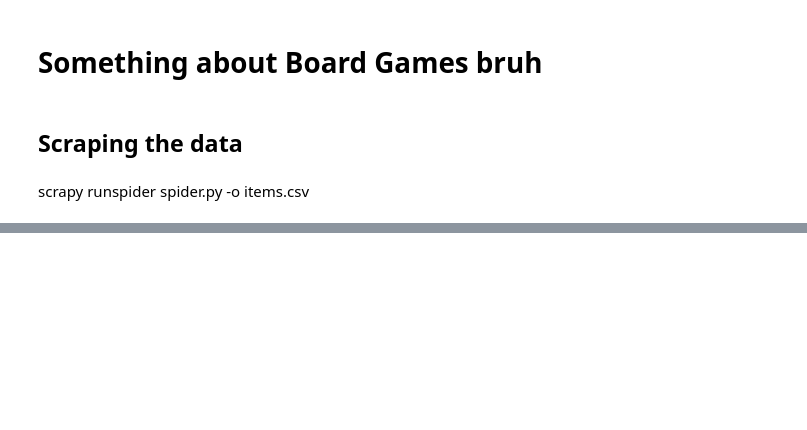
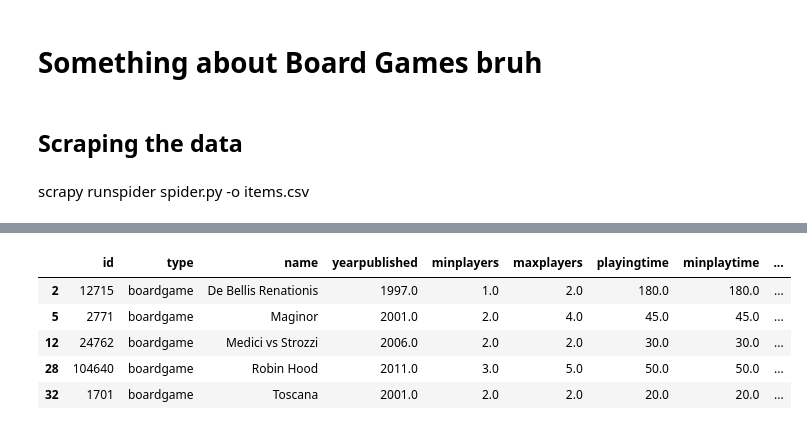
Before and after one commit to ShadowBrandon/Metis-Submissions, a Jupyter notebook: projects/02 Luther/Luther.ipynb, the cells around one changed output, grey strips where cells are left out. Cells and saved outputs as stored; diff of their text form; code cells hidden in the pictures; blank space fills up the shorter version.

```diff
--- a/projects/02 Luther/Luther.ipynb
+++ b/projects/02 Luther/Luther.ipynb
@@ -136,5 +137,13 @@ Requesting http://www.boardgamegeek.com/xmlapi2/thing?id=27017,7822,214827,11773
 # %%
 import pandas as pd
 import numpy as np
 games = pd.read_csv('games.csv')
-games['name'].dtype
+games = games[games['users_rated'] > 30]
+games.head()
+# %% [output]
+|  | id | type | name | yearpublished | minplayers | maxplayers | playingtime | minplaytime | ... |
+| 2 | 12715 | boardgame | De Bellis Renationis | 1997.0 | 1.0 | 2.0 | 180.0 | 180.0 | ... |
+| 5 | 2771 | boardgame | Maginor | 2001.0 | 2.0 | 4.0 | 45.0 | 45.0 | ... |
+| 12 | 24762 | boardgame | Medici vs Strozzi | 2006.0 | 2.0 | 2.0 | 30.0 | 30.0 | ... |
+| 28 | 104640 | boardgame | Robin Hood | 2011.0 | 3.0 | 5.0 | 50.0 | 50.0 | ... |
+| 32 | 1701 | boardgame | Toscana | 2001.0 | 2.0 | 2.0 | 20.0 | 20.0 | ... |
```
Also changed, not shown: parts of 1 cell of this notebook, 4 other files.
